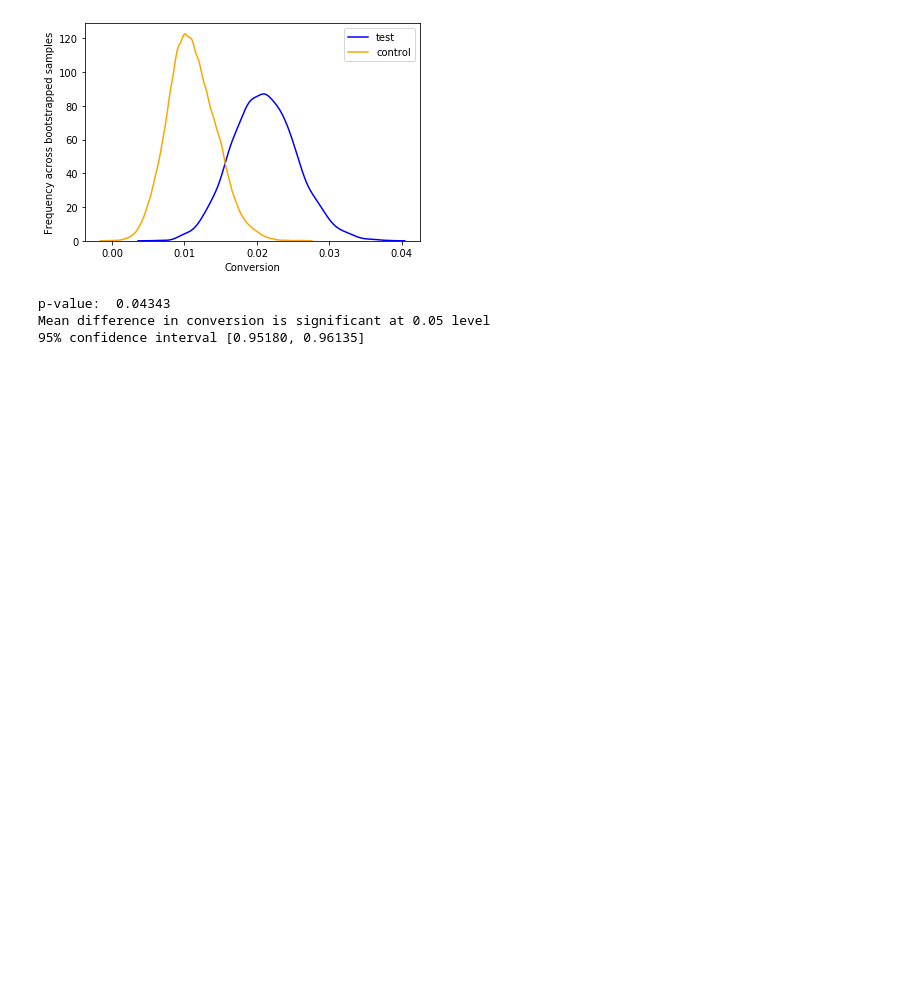
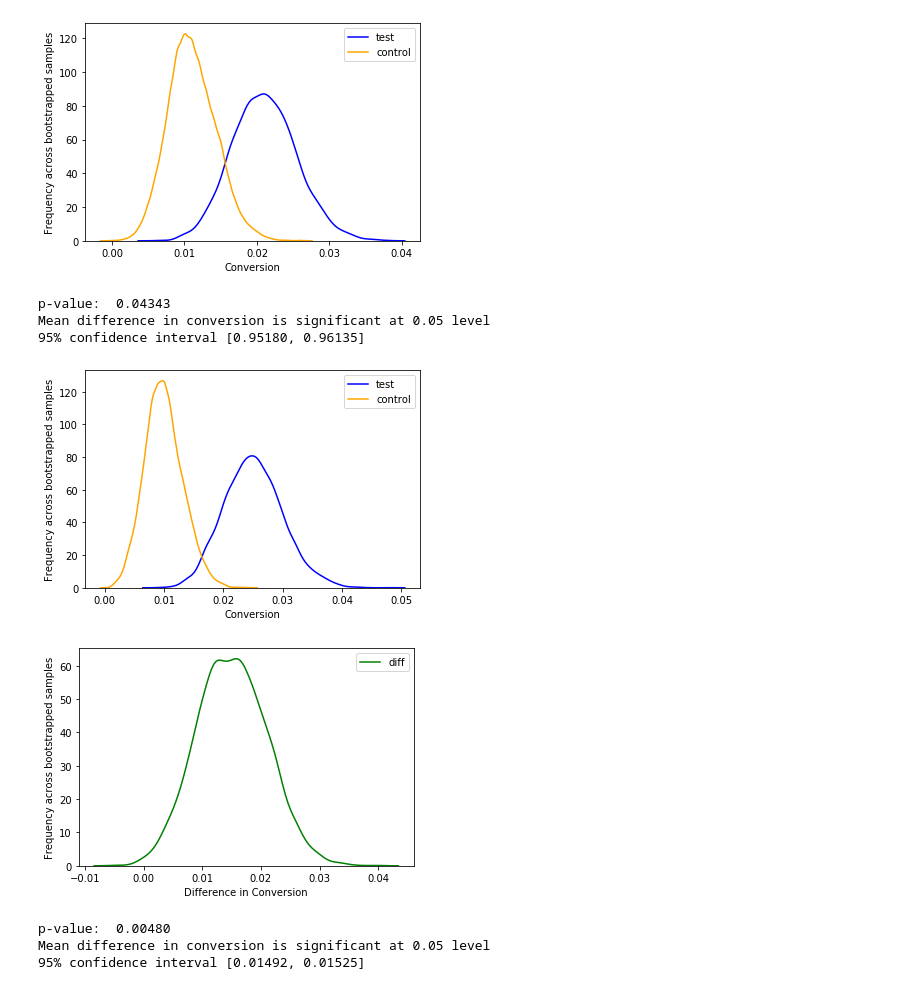
Before and after one commit to szuminyu/bootstrapping_TDP_monthly_2021, a Jupyter notebook: Using Bootstrapping to evaluate your experiment.ipynb, the cells around one changed output. Cells and saved outputs as stored; diff of their text form; code cells hidden in the pictures; blank space fills up the shorter version.

```diff
--- a/Using Bootstrapping to evaluate your experiment.ipynb
+++ b/Using Bootstrapping to evaluate your experiment.ipynb
@@ -126,12 +135,21 @@ class bootstrapping:
         bootstrapped = pd.concat([self.resampling(dataframe = data, i = i) for i in range(0, iteration)])
         bootstrapped.index = np.arange(0, bootstrapped.shape[0])
 
-
+        # plot test v. control
         plt.figure()
         ax = sns.distplot(bootstrapped['test'], label = 'test', hist = False, color = 'blue')
         ax = sns.distplot(bootstrapped['cntrl'], label = 'control', hist = False, color = 'orange')
         ax.set_ylabel('Frequency across bootstrapped samples')
         ax.set_xlabel('Conversion')
+        plt.legend()
+        plt.show()
+
+        # plot the difference in conversion
+        plt.figure()
+        ax = sns.distplot(bootstrapped['diff'], label = 'diff', hist = False, color = 'green')
+        ax.set_ylabel('Frequency across bootstrapped samples')
+        ax.set_xlabel('Difference in Conversion')
+        ax.
         plt.legend()
         plt.show()
 
@@ -144,7 +162,7 @@ class bootstrapping:
             print('Mean difference in conversion is significant at 0.05 level')
         else: print('Mean difference in conversion is NOT significant at 0.05 level')
 
-        lower, upper = sm.stats.DescrStatsW(bootstrapped['delta']).tconfint_mean()
+        lower, upper = sm.stats.DescrStatsW(bootstrapped['diff']).tconfint_mean()
         print('95% confidence interval', '[{:0.5f}, {:0.5f}]'.format(lower, upper))
 # %%
 b = bootstrapping()
@@ -162,3 +180,12 @@ b.measuring(data, 7000)
 p-value:  0.04343
 Mean difference in conversion is significant at 0.05 level
 95% confidence interval [0.95180, 0.96135]
+# %%
+b = bootstrapping()
+b.measuring(data, 5000)
+# %% [output]
+[figure, added]
+[figure, added]
+p-value:  0.00480
+Mean difference in conversion is significant at 0.05 level
+95% confidence interval [0.01492, 0.01525]
```
Also changed, not shown: parts of 5 cells of this notebook.
